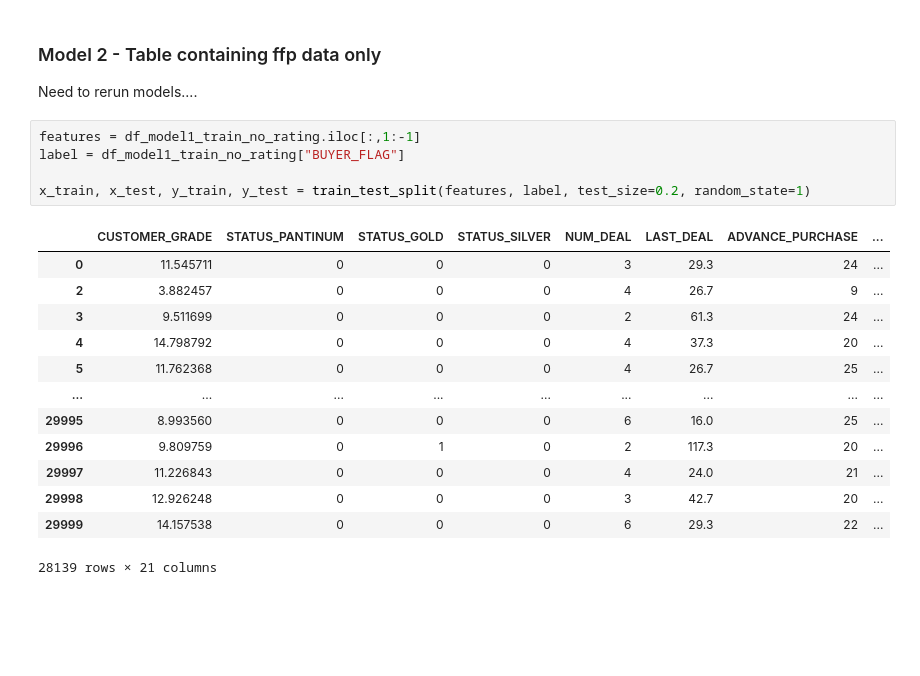
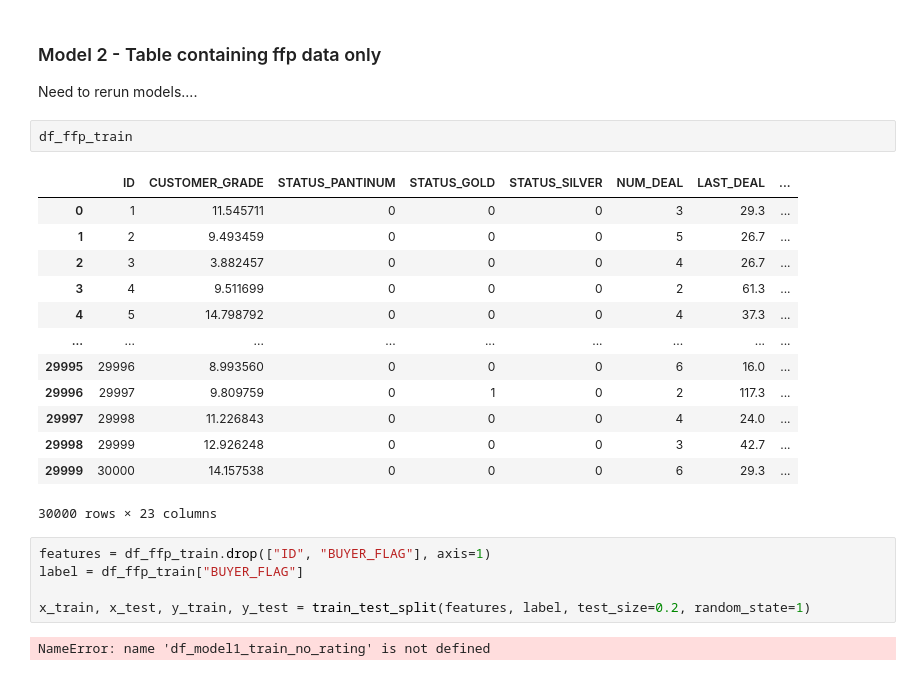
Before and after one commit to ofekshmu/Advance-Topics-In-Data-Science, a Jupyter notebook: FinalProject/SoapAnalisys.ipynb, the cells around one changed output. Cells and saved outputs as stored; diff of their text form; blank space fills up the shorter version.

Commit message:
Improvving model implementation

```diff
--- a/FinalProject/SoapAnalisys.ipynb
+++ b/FinalProject/SoapAnalisys.ipynb
@@ -359,22 +370,26 @@ KeyboardInterrupt:
 ### Model 2 - Table containing ffp data only
 
 Need to rerun models....
+# %%
+df_ffp_train
+# %% [output]
+|  | ID | CUSTOMER_GRADE | STATUS_PANTINUM | STATUS_GOLD | STATUS_SILVER | NUM_DEAL | LAST_DEAL | ... |
+| 0 | 1 | 11.545711 | 0 | 0 | 0 | 3 | 29.3 | ... |
+| 1 | 2 | 9.493459 | 0 | 0 | 0 | 5 | 26.7 | ... |
+| 2 | 3 | 3.882457 | 0 | 0 | 0 | 4 | 26.7 | ... |
+| 3 | 4 | 9.511699 | 0 | 0 | 0 | 2 | 61.3 | ... |
+| 4 | 5 | 14.798792 | 0 | 0 | 0 | 4 | 37.3 | ... |
+| ... | ... | ... | ... | ... | ... | ... | ... | ... |
+| 29995 | 29996 | 8.993560 | 0 | 0 | 0 | 6 | 16.0 | ... |
+| 29996 | 29997 | 9.809759 | 0 | 1 | 0 | 2 | 117.3 | ... |
+| 29997 | 29998 | 11.226843 | 0 | 0 | 0 | 4 | 24.0 | ... |
+| 29998 | 29999 | 12.926248 | 0 | 0 | 0 | 3 | 42.7 | ... |
+| 29999 | 30000 | 14.157538 | 0 | 0 | 0 | 6 | 29.3 | ... |
+30000 rows × 23 columns
 # %%
-features = df_model1_train_no_rating.iloc[:,1:-1]
-label = df_model1_train_no_rating["BUYER_FLAG"]
+features = df_ffp_train.drop(["ID", "BUYER_FLAG"], axis=1)
+label = df_ffp_train["BUYER_FLAG"]
 
 x_train, x_test, y_train, y_test = train_test_split(features, label, test_size=0.2, random_state=1)
 # %% [output]
-|  | CUSTOMER_GRADE | STATUS_PANTINUM | STATUS_GOLD | STATUS_SILVER | NUM_DEAL | LAST_DEAL | ADVANCE_PURCHASE | ... |
-| 0 | 11.545711 | 0 | 0 | 0 | 3 | 29.3 | 24 | ... |
-| 2 | 3.882457 | 0 | 0 | 0 | 4 | 26.7 | 9 | ... |
-| 3 | 9.511699 | 0 | 0 | 0 | 2 | 61.3 | 24 | ... |
-| 4 | 14.798792 | 0 | 0 | 0 | 4 | 37.3 | 20 | ... |
-| 5 | 11.762368 | 0 | 0 | 0 | 4 | 26.7 | 25 | ... |
-| ... | ... | ... | ... | ... | ... | ... | ... | ... |
-| 29995 | 8.993560 | 0 | 0 | 0 | 6 | 16.0 | 25 | ... |
-| 29996 | 9.809759 | 0 | 1 | 0 | 2 | 117.3 | 20 | ... |
-| 29997 | 11.226843 | 0 | 0 | 0 | 4 | 24.0 | 21 | ... |
-| 29998 | 12.926248 | 0 | 0 | 0 | 3 | 42.7 | 20 | ... |
-| 29999 | 14.157538 | 0 | 0 | 0 | 6 | 29.3 | 22 | ... |
-28139 rows × 21 columns
+NameError: name 'df_model1_train_no_rating' is not defined
```
Also changed, not shown: parts of 10 cells of this notebook.
